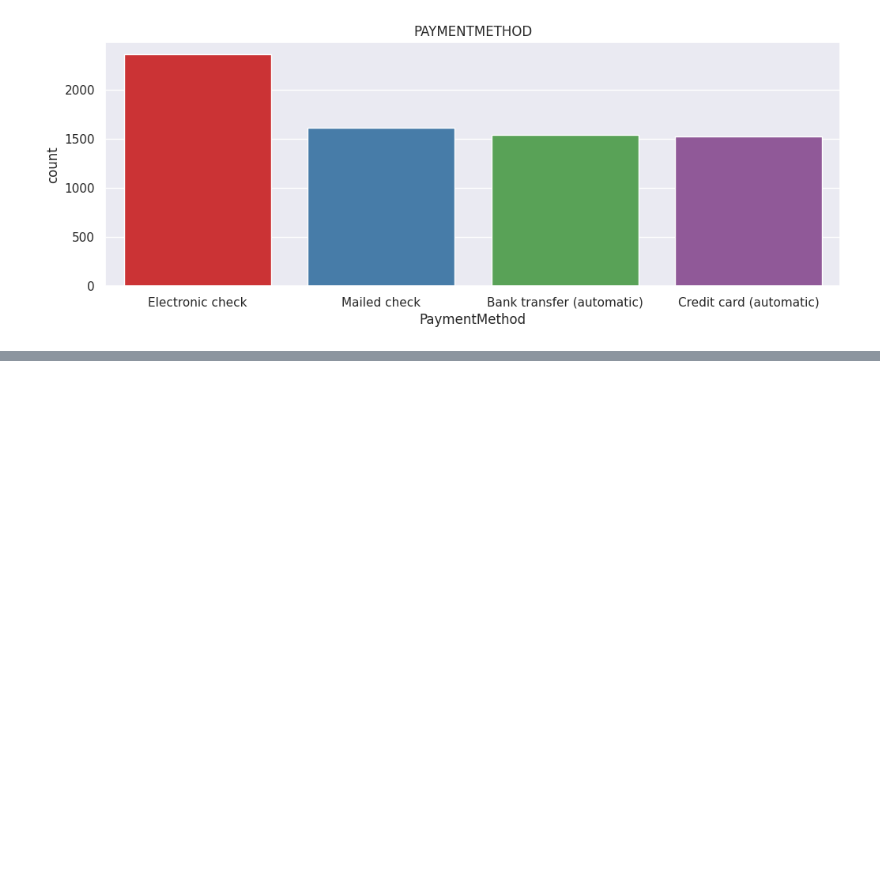
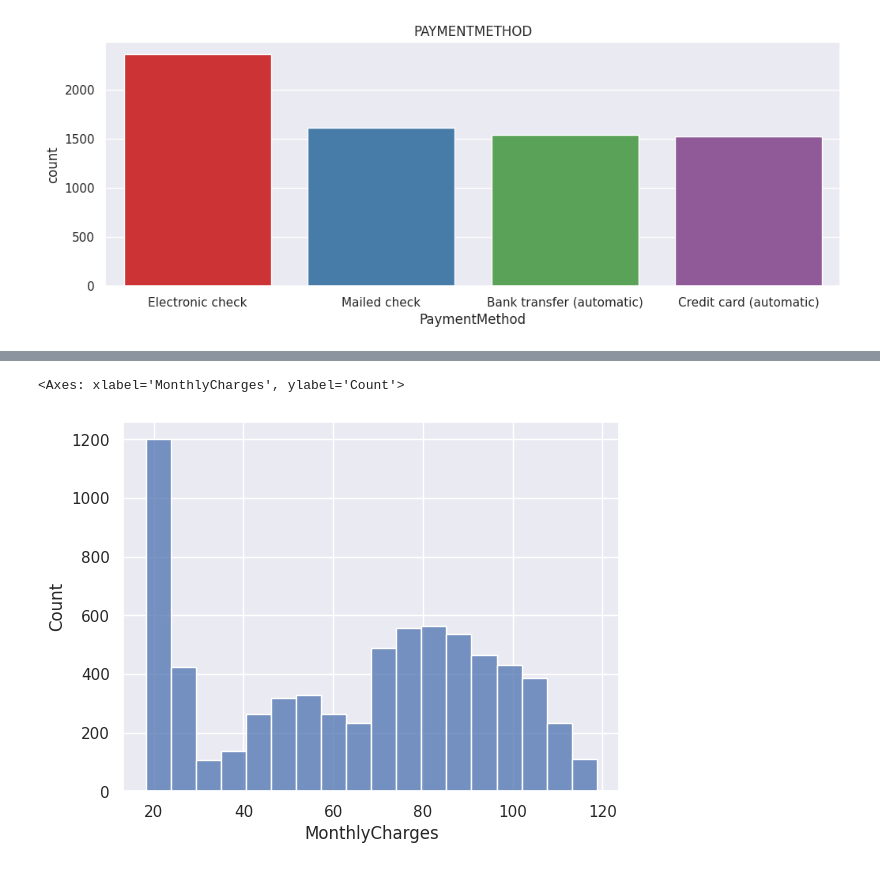
Before and after one commit to he-ale/TelcoCustomerChurn, a Jupyter notebook: TelcoCustomerChurn.ipynb, the cells around one changed output, grey strips where cells are left out. Saved outputs shown, nothing was run; the diff lists cells and outputs as text; code cells hidden in the pictures; blank space fills up the shorter version.

```diff
--- a/TelcoCustomerChurn.ipynb
+++ b/TelcoCustomerChurn.ipynb
@@ -181,0 +236,5 @@ plt.show()
+# %%
+sns.histplot(data= dataset, x='MonthlyCharges')
+# %% [output]
+<Axes: xlabel='MonthlyCharges', ylabel='Count'>
+[figure, added]
```
Also changed, not shown: parts of 13 cells of this notebook.
